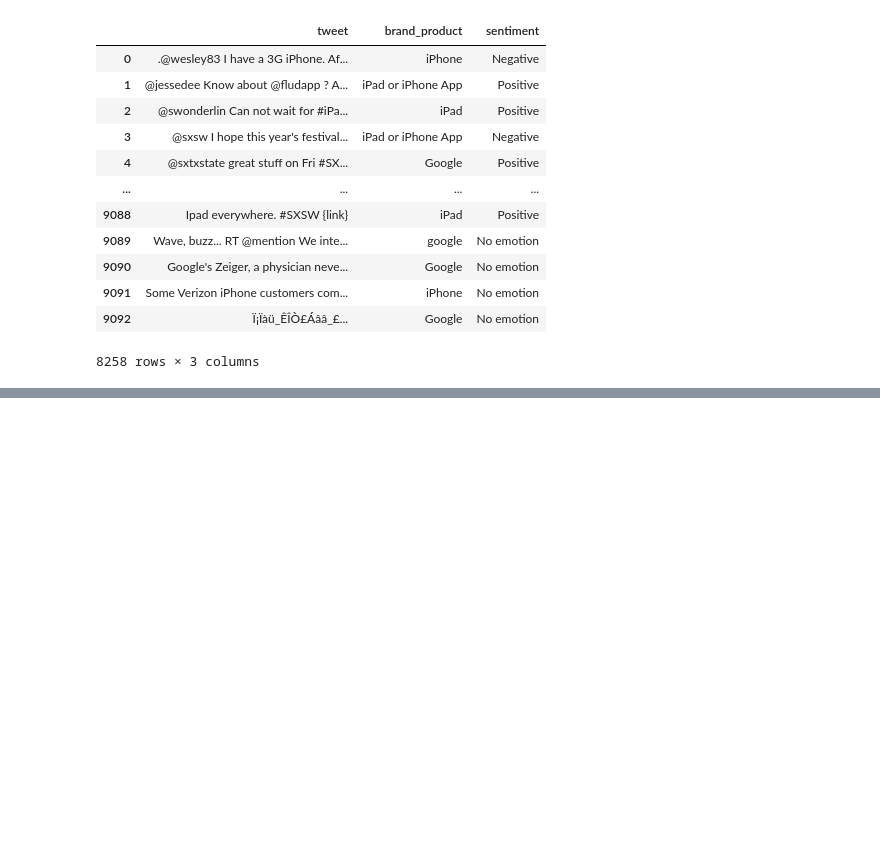
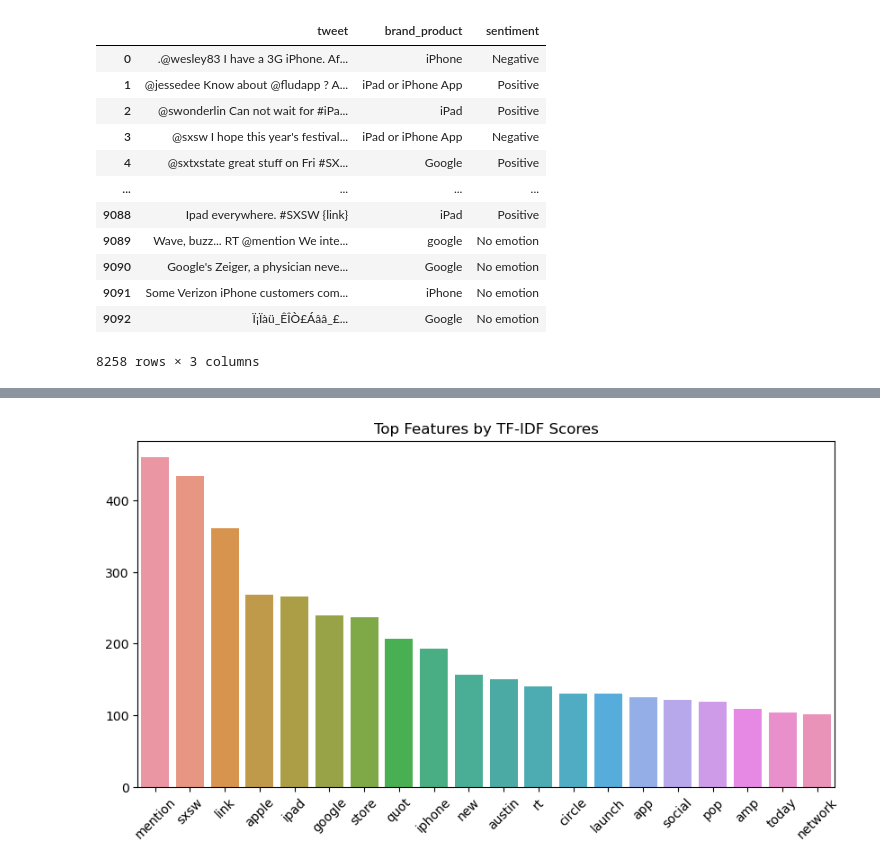
Before and after one commit to jakkkc/project_4_nlp, a Jupyter notebook: main.ipynb, the cells around one changed output, grey strips where cells are left out. Saved outputs shown, nothing was run; the diff lists cells and outputs as text; code cells hidden in the pictures; blank space fills up the shorter version.

```diff
--- a/main.ipynb
+++ b/main.ipynb
@@ -324,0 +440,5 @@ df
+# %%
+# Vectorize the text data using TF-IDF
+vectorizer = TfidfVectorizer(max_features=5000)
+X_train_tfidf = vectorizer.fit_transform(X_train)
+X_test_tfidf = vectorizer.transform(X_test)
@@ -324,0 +460,15 @@ df
+# %%
+# Get the top features by TF-IDF scores
+feature_array = vectorizer.get_feature_names_out()
+tfidf_sorting = X_train_tfidf.sum(axis=0).A1.argsort()[::-1]
+
+top_n = 20
+top_features = feature_array[tfidf_sorting][:top_n]
+
+plt.figure(figsize=(10, 5))
+sns.barplot(x=top_features, y=X_train_tfidf.sum(axis=0).A1[tfidf_sorting][:top_n])
+plt.xticks(rotation=45)
+plt.title('Top Features by TF-IDF Scores')
+plt.show()
+# %% [output]
+[figure, added]
```
Also changed, not shown: parts of 18 cells of this notebook.
